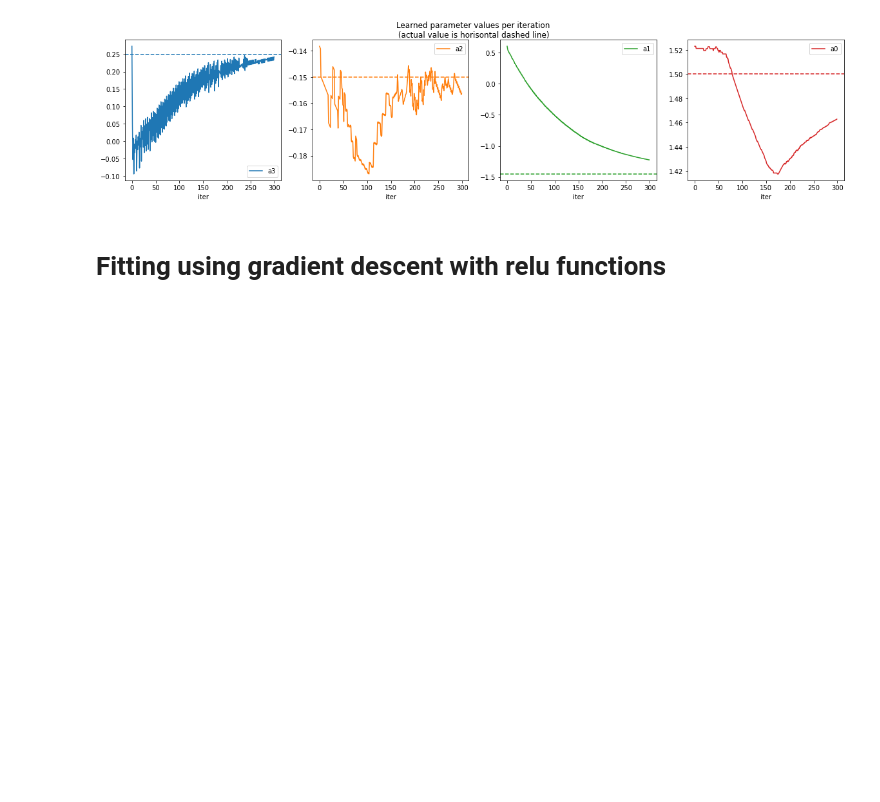
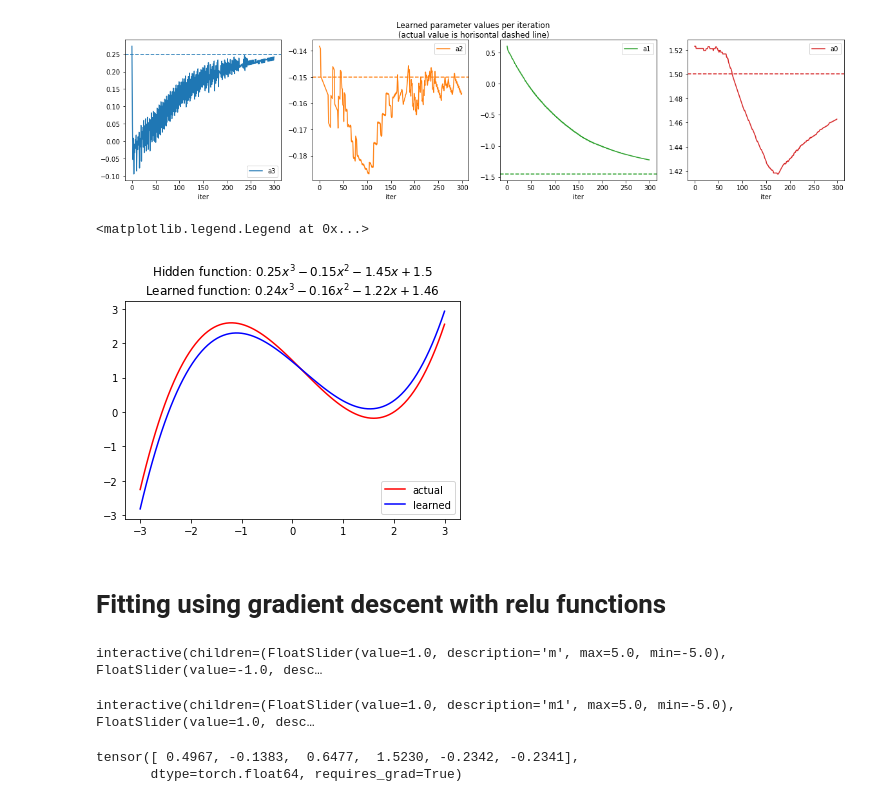
Before and after one commit to jffist/fastai22, a Jupyter notebook: clean/03_courseL3_func_fitting.ipynb, the cells around one changed output. Drawn from its saved outputs; the diff is of its cells as text; code cells hidden in the pictures; blank space fills up the shorter version.

Commit message:
L3: added function fitting with sum of weighted ReLu

```diff
--- a/clean/03_courseL3_func_fitting.ipynb
+++ b/clean/03_courseL3_func_fitting.ipynb
@@ -11,9 +11,9 @@ from functools import partial
 # %% [markdown]
 # Plotting function
 # %%
-def plot_func(f, title=None, min_x=-3, max_x=3, ylim=None):
+def plot_func(f, title=None, min_x=-3, max_x=3, ylim=None, color='red'):
     x = torch.linspace(min_x, max_x, 100)
-    plt.plot(x, f(x), color='red')
+    plt.plot(x, f(x), color=color)
     if ylim: plt.ylim(*ylim)
     if title: plt.title(title)
 # %%
@@ -262,3 +263,14 @@ plt.gcf().suptitle("Learned parameter values per iteration\n (actual value is ho
 # %% [output]
 Text(0.5, 0.98, 'Learned parameter values per iteration\n (actual value is horisontal dashed line)')
 [figure]
+# %%
+plot_func(hidden_function)
+learned_params = m_params.detach().numpy()
+plot_func(make_pol3(*learned_params),
+          title=f"Hidden function: {hidden_func_title}\nLearned function: {format_cubic_polynomial(*learned_params)}"
+          , color='blue')
+
+plt.legend(['actual','learned','train data'])
+# %% [output]
+<matplotlib.legend.Legend at 0x...>
+[figure, added]
@@ -266,0 +293,10 @@ Text(0.5, 0.98, 'Learned parameter values per iteration\n (actual value is horis
+# %%
+@interact(
+    m=(-5., 5.),
+    b=(-5., 5.)
+)
+def choose_params_relu(m=1., b=-1.):
+    f = partial(relu, m, b)
+    plot_func(f, format_cubic_polynomial(0, 0, m, b), ylim=(-1, 7))
+# %% [output]
+interactive(children=(FloatSlider(value=1.0, description='m', max=5.0, min=-5.0), FloatSlider(value=-1.0, desc…
@@ -266,0 +316,17 @@ Text(0.5, 0.98, 'Learned parameter values per iteration\n (actual value is horis
+# %%
+@interact(
+    m1=(-5., 5.),
+    b1=(-5., 5.),
+    m2=(-5., 5.),
+    b2=(-5., 5.),
+    m3=(-5., 5.),
+    b3=(-5., 5.)
+)
+def choose_params_relu(m1=1, b1=1, m2=-1, b2=-0.2, m3=3, b3=1):
+    params = [m1, b1, m2, b2, m3, b3]
+    f = partial(relu_n, params)
+    loss = mae_loss(train_y, f(train_x))
+    plot_func(f, f"Loss: {loss:.3f}")
+    plt.scatter(train_x, train_y, alpha=0.7)
+# %% [output]
+interactive(children=(FloatSlider(value=1.0, description='m1', max=5.0, min=-5.0), FloatSlider(value=1.0, desc…
@@ -266,0 +339,9 @@ Text(0.5, 0.98, 'Learned parameter values per iteration\n (actual value is horis
+# %%
+# init
+N_RELU = 3
+np.random.seed(42)
+m_params = torch.tensor(np.random.normal(size=2*N_RELU), requires_grad=True)
+m_params
+# %% [output]
+tensor([ 0.4967, -0.1383,  0.6477,  1.5230, -0.2342, -0.2341],
+       dtype=torch.float64, requires_grad=True)
```
Also changed, not shown: parts of 20 cells of this notebook.
